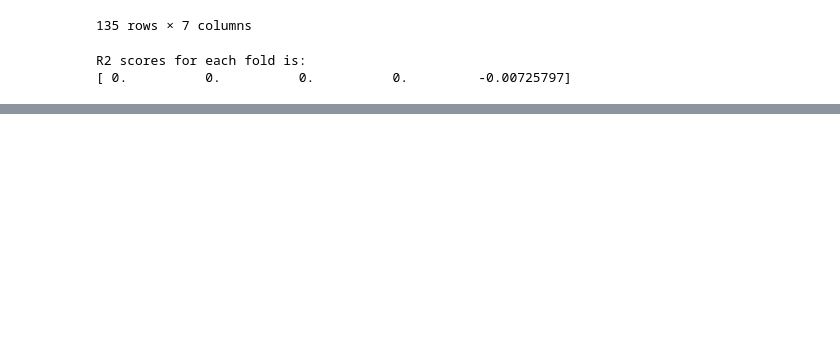
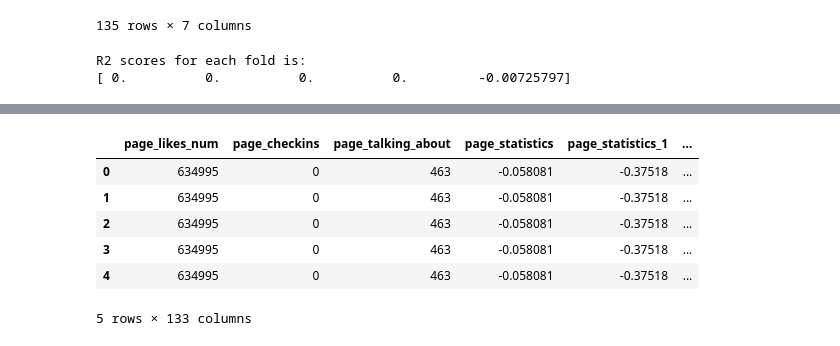
Before and after one commit to HollowPrincess/ML-introduction-2019, a Jupyter notebook: linear regression/main.ipynb, the cells around one changed output, grey strips where cells are left out. Drawn from its saved outputs; the diff is of its cells as text; code cells hidden in the pictures; blank space fills up the shorter version.

```diff
--- a/linear regression/main.ipynb
+++ b/linear regression/main.ipynb
@@ -235,3 +249,19 @@ print(scores)
 # %% [output]
 R2 scores for each fold is:
 [ 0.          0.          0.          0.         -0.00725797]
+# %%
+regres=np.array([])
+data=data.reset_index(drop=True)
+for part in parts:
+    #separate dataset
+    test_part=data[idxs[part-1]:idxs[part]]
+    train_part=data.drop(data.index[idxs[part-1]:idxs[part]])
+    #features normalization (xi-mean)/std_err:
+    train_part.iloc[:,:-1], mean, std=normalize(train_part.iloc[:,:-1])#fit and transform train
+    test_part.iloc[:,:-1]=normalize_with_params(test_part.iloc[:,:-1], mean, std) #transform test
+    model=LinearRegression().fit(train_part.iloc[:,:-1], train_part.iloc[:,-1])
+    test_pred=model.predict(test_part.iloc[:,:-1])
+    r2=custom_R2(test_part['target'], test_pred)
+    regres=np.append(regres, r2)
+print('R2 for LinReg on 5 folds:')
+print(regres)
@@ -237,0 +276,10 @@ R2 scores for each fold is:
+# %%
+data.head()
+# %% [output]
+|  | page_likes_num | page_checkins | page_talking_about | page_statistics | page_statistics_1 | ... |
+| 0 | 634995 | 0 | 463 | -0.058081 | -0.37518 | ... |
+| 1 | 634995 | 0 | 463 | -0.058081 | -0.37518 | ... |
+| 2 | 634995 | 0 | 463 | -0.058081 | -0.37518 | ... |
+| 3 | 634995 | 0 | 463 | -0.058081 | -0.37518 | ... |
+| 4 | 634995 | 0 | 463 | -0.058081 | -0.37518 | ... |
+5 rows × 133 columns
```
Also changed, not shown: parts of 8 cells of this notebook.
